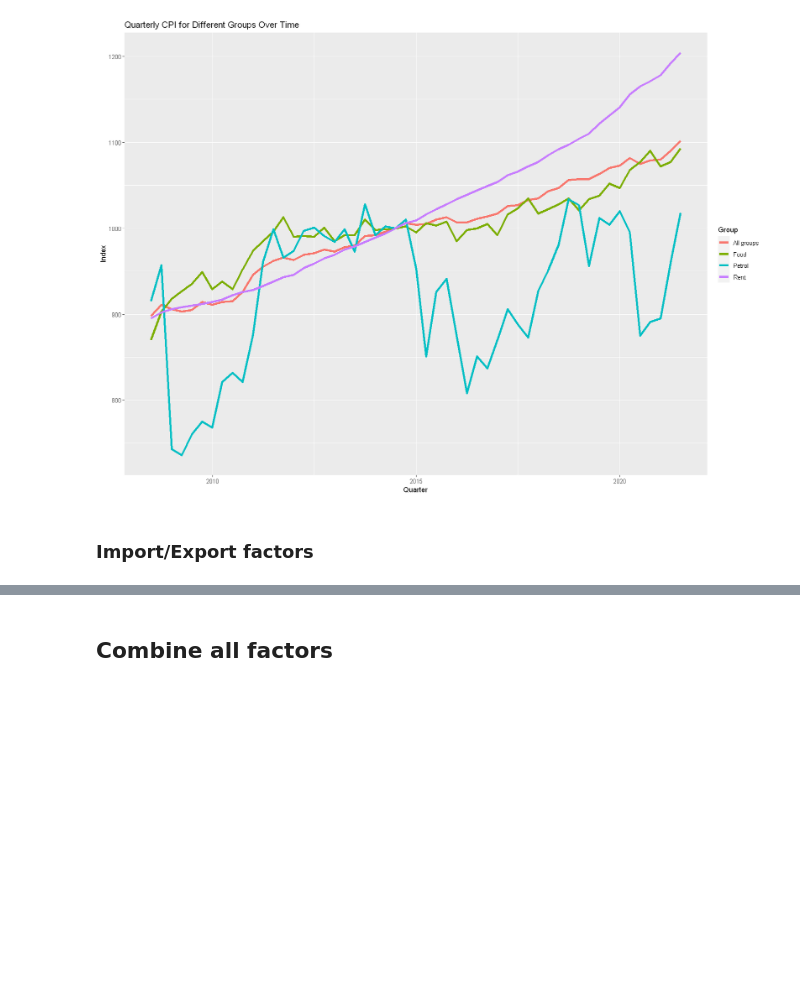
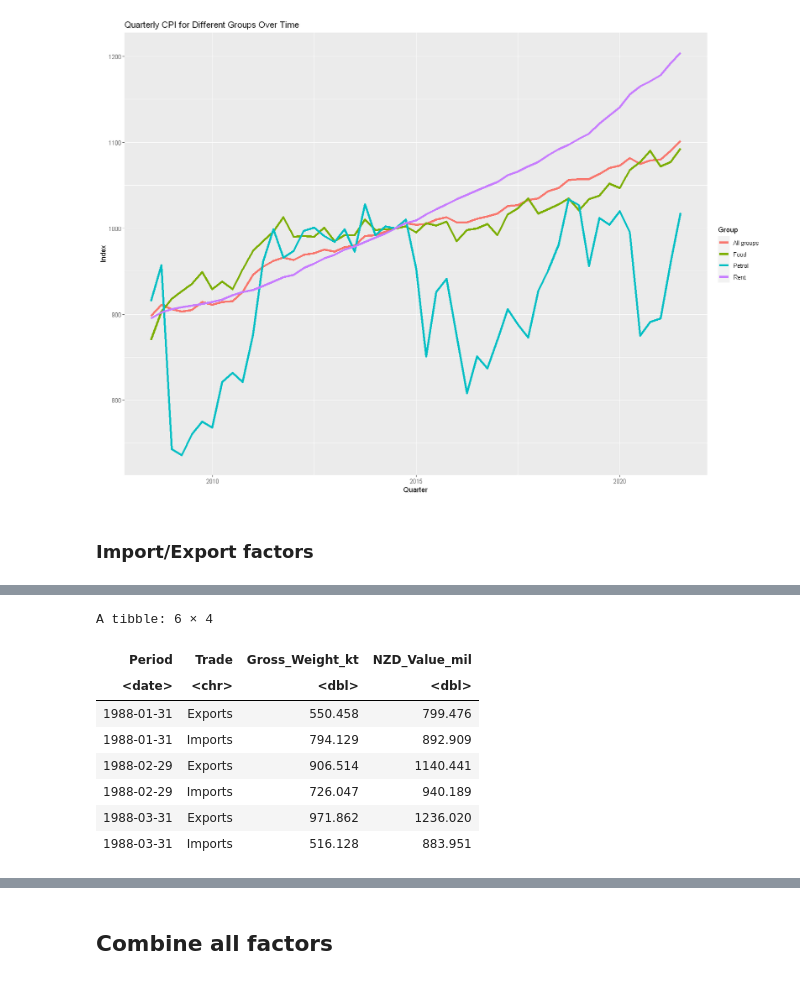
Before and after one commit to oscar-toohey/DATA201-group-project, a Jupyter notebook: Notebook_Final.ipynb, the cells around one changed output, grey strips where cells are left out. Saved outputs shown, nothing was run; the diff lists cells and outputs as text; code cells hidden in the pictures; blank space fills up the shorter version.

```diff
--- a/Notebook_Final.ipynb
+++ b/Notebook_Final.ipynb
@@ -334,0 +366,24 @@ position_identity
+# %%
+trade_df <- os_c_df %>%
+    filter(
+        Label2 == "Total All Cargo",
+        Status == "F"
+    ) %>%
+    select(Period, Label1, Measure, Value) %>%
+    mutate(Measure = ifelse(Measure != "Gross weight value", "NZD_Value_mil", "Gross_Weight_kt"),
+           Value = Value / 1000) %>%
+    spread(key=Measure, value=Value) %>%
+    rename(Trade = Label1) %>%
+    arrange(Period, Trade)
+
+trade_df %>% head()
+# %% [output]
+A tibble: 6 × 4
+| Period | Trade | Gross_Weight_kt | NZD_Value_mil |
+| <date> | <chr> | <dbl> | <dbl> |
+| 1988-01-31 | Exports | 550.458 | 799.476 |
+| 1988-01-31 | Imports | 794.129 | 892.909 |
+| 1988-02-29 | Exports | 906.514 | 1140.441 |
+| 1988-02-29 | Imports | 726.047 | 940.189 |
+| 1988-03-31 | Exports | 971.862 | 1236.020 |
+| 1988-03-31 | Imports | 516.128 | 883.951 |
```
Also changed, not shown: parts of 6 cells of this notebook.
